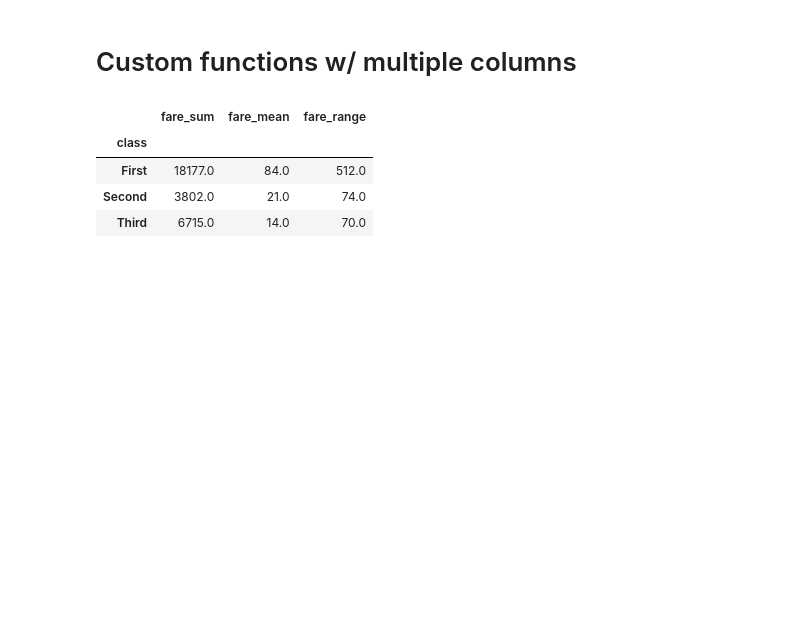
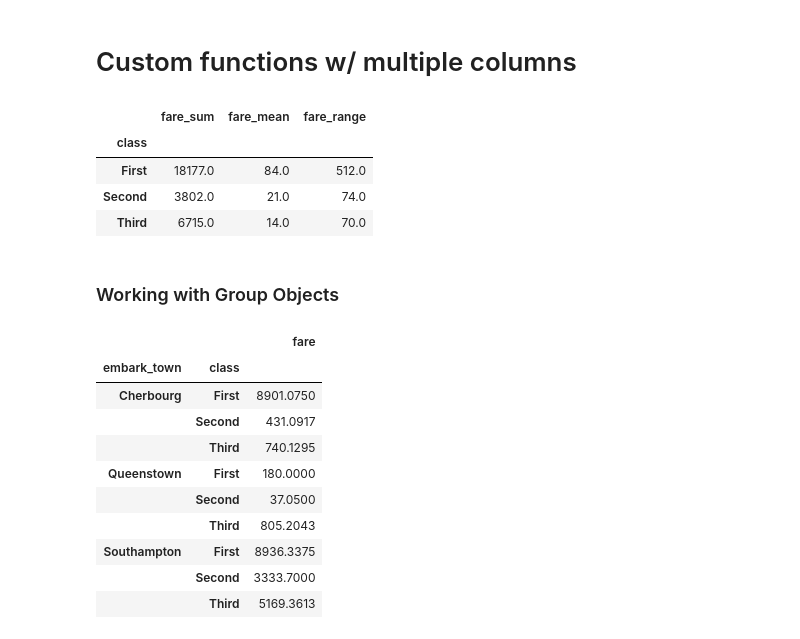
Before and after one commit to umeshraj/pbpython_pandas_group_agg, a Jupyter notebook: pd_gp_agg.ipynb, the cells around one changed output. Cells and saved outputs as stored; diff of their text form; code cells hidden in the pictures; blank space fills up the shorter version.

```diff
--- a/pd_gp_agg.ipynb
+++ b/pd_gp_agg.ipynb
@@ -272,3 +272,20 @@ df.groupby(['class']).apply(summary)
 | First | 18177.0 | 84.0 | 512.0 |
 | Second | 3802.0 | 21.0 | 74.0 |
 | Third | 6715.0 | 14.0 | 70.0 |
+# %% [markdown]
+### Working with Group Objects
+# %%
+tmp_df = df.groupby(by=['embark_town', 'class']).agg({'fare':'sum'})
+tmp_df
+# %% [output]
+|  |  | fare |
+| embark_town | class |  |
+| Cherbourg | First | 8901.0750 |
+|  | Second | 431.0917 |
+|  | Third | 740.1295 |
+| Queenstown | First | 180.0000 |
+|  | Second | 37.0500 |
+|  | Third | 805.2043 |
+| Southampton | First | 8936.3375 |
+|  | Second | 3333.7000 |
+|  | Third | 5169.3613 |
```
Also changed, not shown: parts of 8 cells of this notebook.
